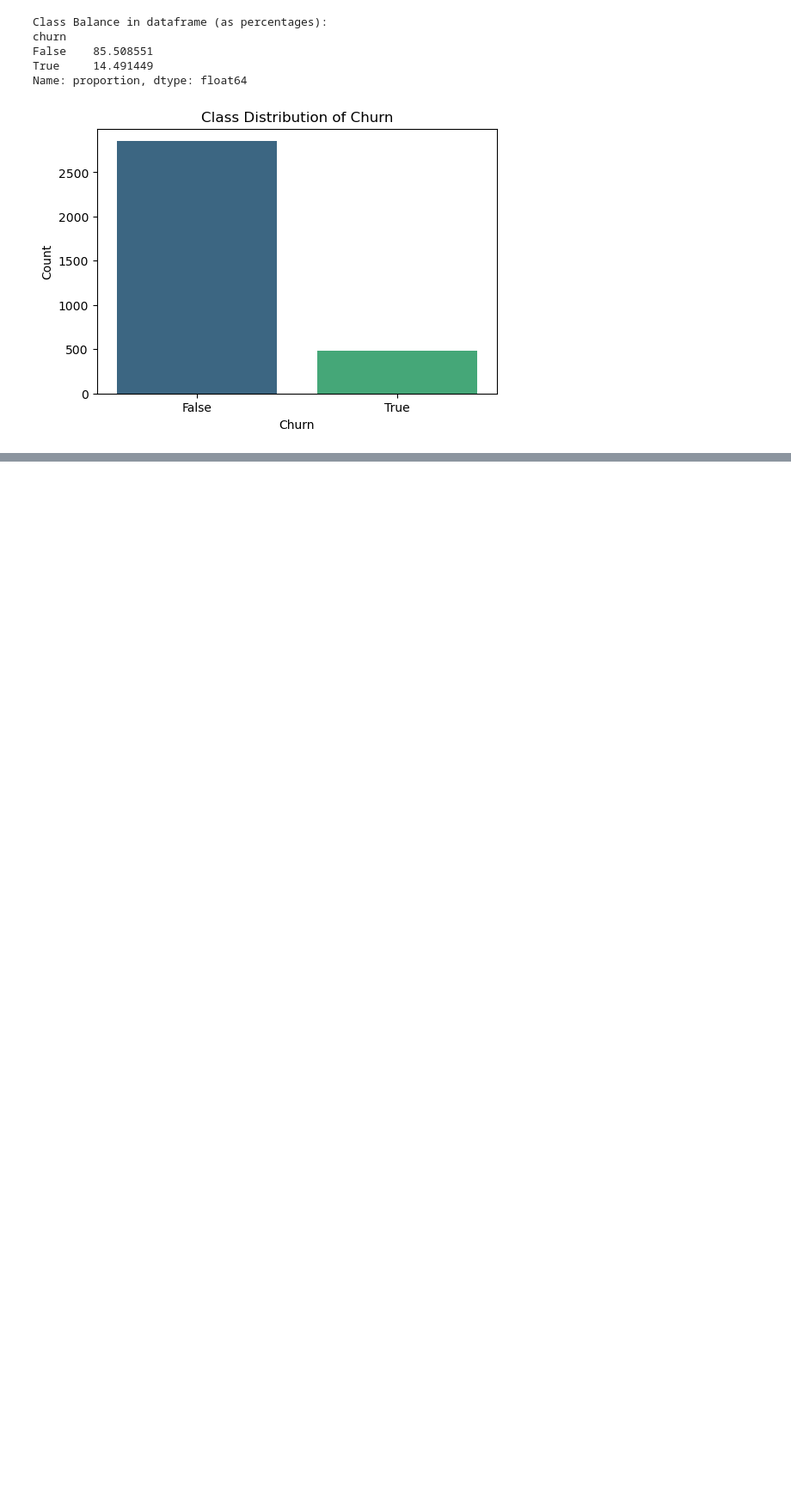
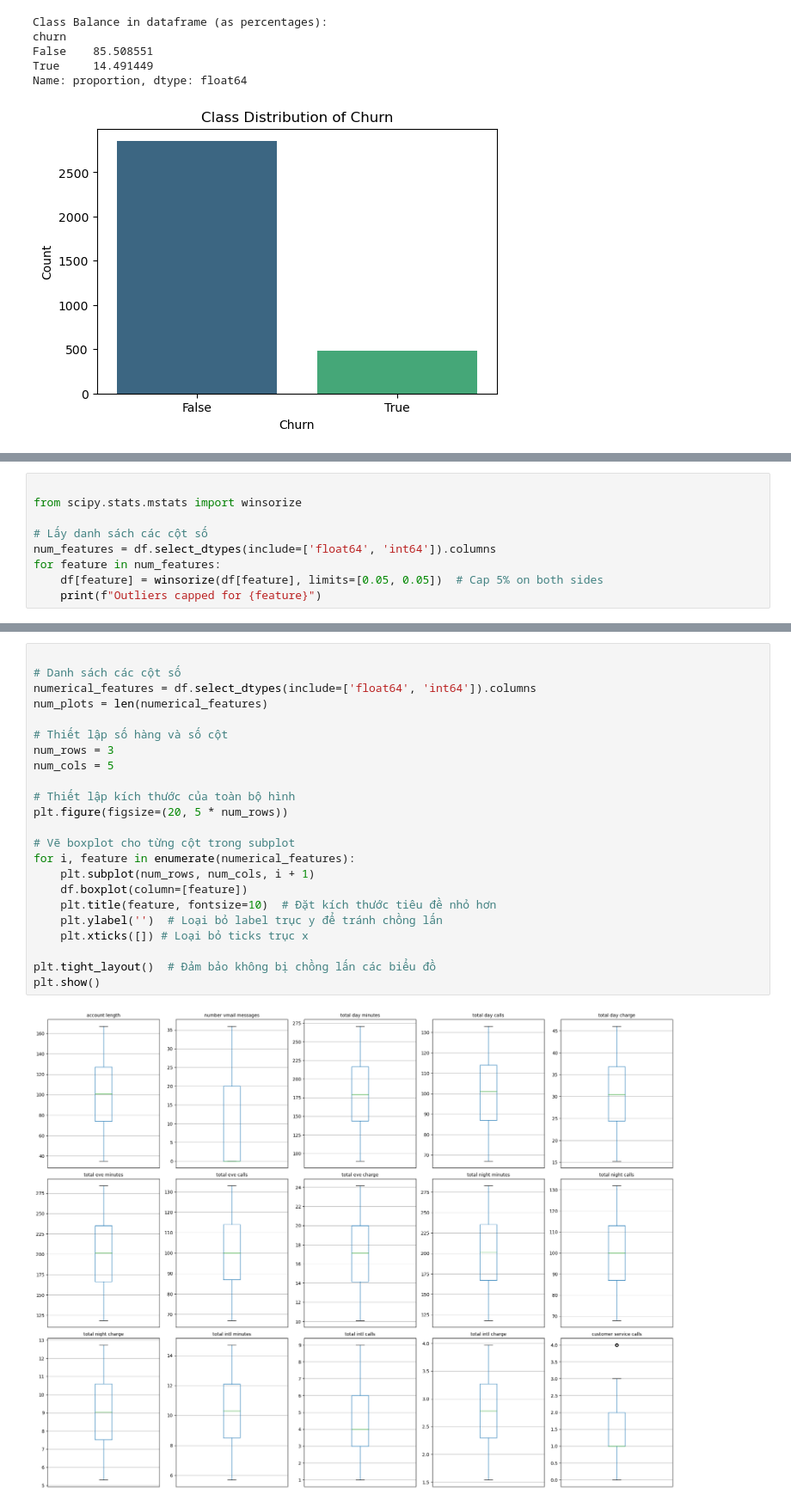
Before and after one commit to mydg13/Sony_Project, a Jupyter notebook: Sony_project.ipynb, the cells around one changed output, grey strips where cells are left out. Shown: that part at 86% size. Saved outputs shown, nothing was run; the diff lists cells and outputs as text; blank space fills up the shorter version.

```diff
--- a/Sony_project.ipynb
+++ b/Sony_project.ipynb
@@ -208,0 +309,9 @@ Based on initial inspection, we can conclude that:
+# %%
+
+from scipy.stats.mstats import winsorize
+
+# Lấy danh sách các cột số
+num_features = df.select_dtypes(include=['float64', 'int64']).columns
+for feature in num_features:
+    df[feature] = winsorize(df[feature], limits=[0.05, 0.05])  # Cap 5% on both sides
+    print(f"Outliers capped for {feature}")
@@ -208,0 +334,25 @@ Based on initial inspection, we can conclude that:
+# %%
+
+# Danh sách các cột số
+numerical_features = df.select_dtypes(include=['float64', 'int64']).columns
+num_plots = len(numerical_features)
+
+# Thiết lập số hàng và số cột
+num_rows = 3
+num_cols = 5
+
+# Thiết lập kích thước của toàn bộ hình
+plt.figure(figsize=(20, 5 * num_rows))
+
+# Vẽ boxplot cho từng cột trong subplot
+for i, feature in enumerate(numerical_features):
+    plt.subplot(num_rows, num_cols, i + 1)
+    df.boxplot(column=[feature])
+    plt.title(feature, fontsize=10)  # Đặt kích thước tiêu đề nhỏ hơn
+    plt.ylabel('')  # Loại bỏ label trục y để tránh chồng lấn
+    plt.xticks([]) # Loại bỏ ticks trục x
+
+plt.tight_layout()  # Đảm bảo không bị chồng lấn các biểu đồ
+plt.show()
+# %% [output]
+[figure, added]
```
Also changed, not shown: parts of 17 cells of this notebook.
